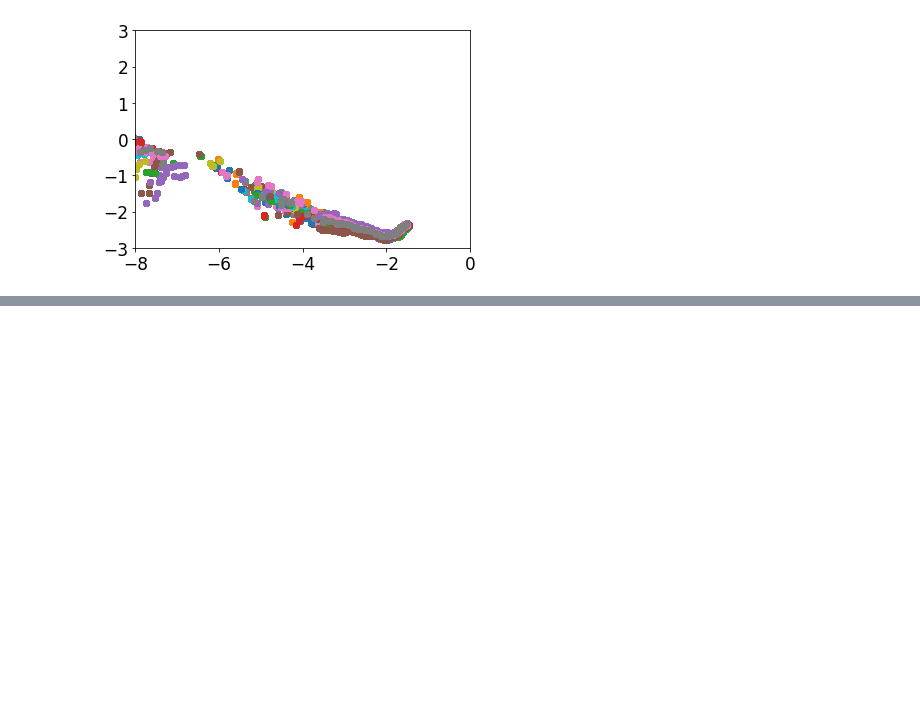
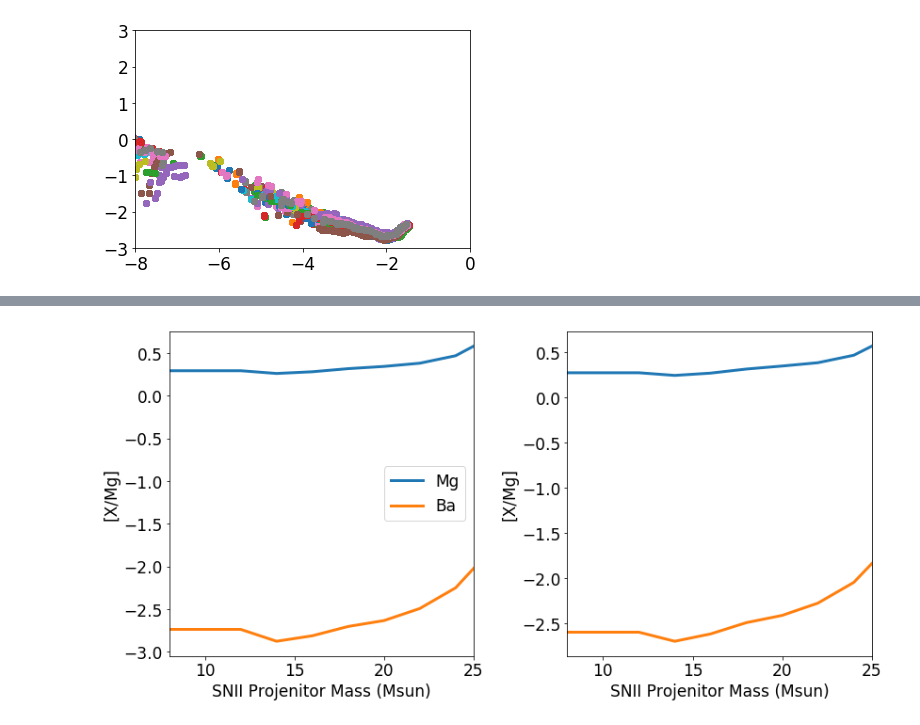
Before and after one commit to aemerick/OneZ, a Jupyter notebook: notebooks/onezone_stars.ipynb, the cells around one changed output, grey strips where cells are left out. Drawn from its saved outputs; the diff is of its cells as text; code cells hidden in the pictures; blank space fills up the shorter version.

```diff
--- a/notebooks/onezone_stars.ipynb
+++ b/notebooks/onezone_stars.ipynb
@@ -459,0 +771,48 @@ ax.set_ylim(-3,3)
+# %%
+
+masses = np.array([8.0, 10.0, 12.0, 14.0, 16.0, 18.0, 20.0, 22.0, 24.0, 24.9999])
+MgFe = np.zeros(np.size(masses))
+BaFe = np.zeros(np.size(masses))
+
+fig, ax = plt.subplots(1,2)
+fig.set_size_inches(12,6)
+
+
+for a in ax:
+    a.set_xlim(8,25)
+    #a.set_ylim(-3,3)
+    a.set_xlabel('SNII Projenitor Mass (Msun)')
+    a.set_ylabel('[X/Mg]')
+
+
+i = 0
+for m in masses:
+    Mg, Ba, O = sn_yields.interpolate((m, 0.0004),['Mg','Ba','O'])
+
+    MgFe[i] = atools.abundance_ratio(('O',O),('Mg',Mg), 'mass')
+    BaFe[i] = atools.abundance_ratio(('Ba',Ba),('Mg',Mg), 'mass')
+    i = i + 1
+ax[0].plot(masses, MgFe, color = 'C0', lw = 3, label = 'Mg')
+#ax[0].plot(ax[0].get_xlim(), [np.average(gal.df[('io','particle_Mg_over_Fe')][select])]*2, lw = 3, ls = '--', color = 'C0')
+ax[0].plot(masses, BaFe, color = 'C1', lw = 3, label = 'Ba')
+#ax[0].plot(ax[0].get_xlim(), [np.average(gal.df[('io','particle_Ba_over_Fe')][select])]*2, lw = 3, ls = '--', color = 'C1')
+
+
+i = 0
+for m in masses:
+    Mg, Ba, O = sn_yields.interpolate((m, 0.0006),['Mg','Ba','O'])
+
+    MgFe[i] = atools.abundance_ratio(('O',O),('Mg',Mg), 'mass')
+    BaFe[i] = atools.abundance_ratio(('Ba',Ba),('Mg',Mg), 'mass')
+    i = i + 1
+ax[1].plot(masses, MgFe, color = 'C0', lw = 3)
+#ax[1].plot(ax[1].get_xlim(), [np.average(gal.df[('io','particle_Mg_over_Fe')][select])]*2, lw = 3, ls = '--', color = 'C0')
+ax[1].plot(masses, BaFe, color = 'C1', lw = 3)
+#ax[1].plot(ax[1].get_xlim(), [np.average(gal.df[('io','particle_Ba_over_Fe')][select])]*2, lw = 3, ls = '--', color = 'C1')
+
+
+
+ax[0].legend(loc='best')
+plt.tight_layout()
+# %% [output]
+[figure, added]
```
Also changed, not shown: parts of 11 cells of this notebook.
